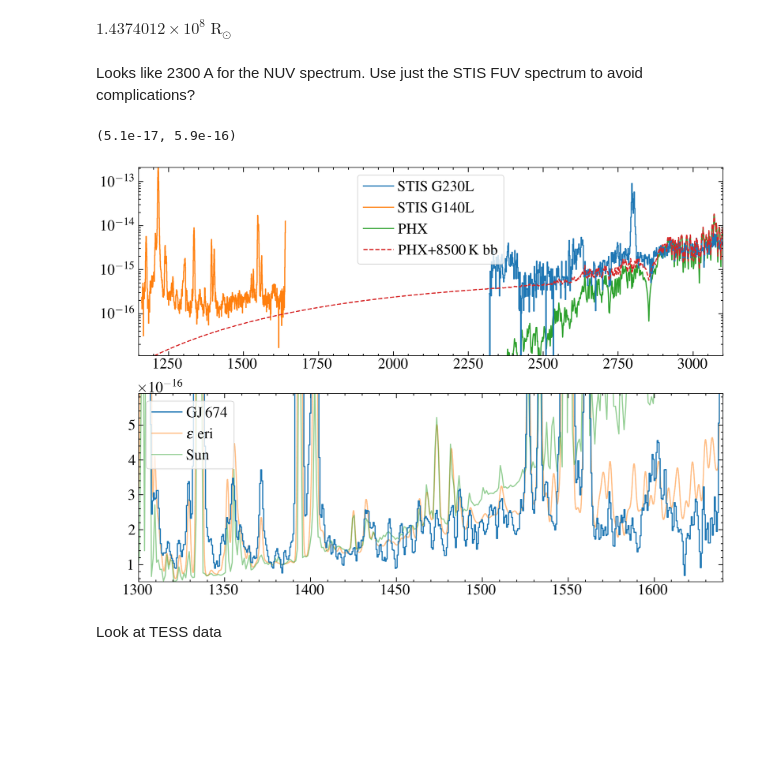
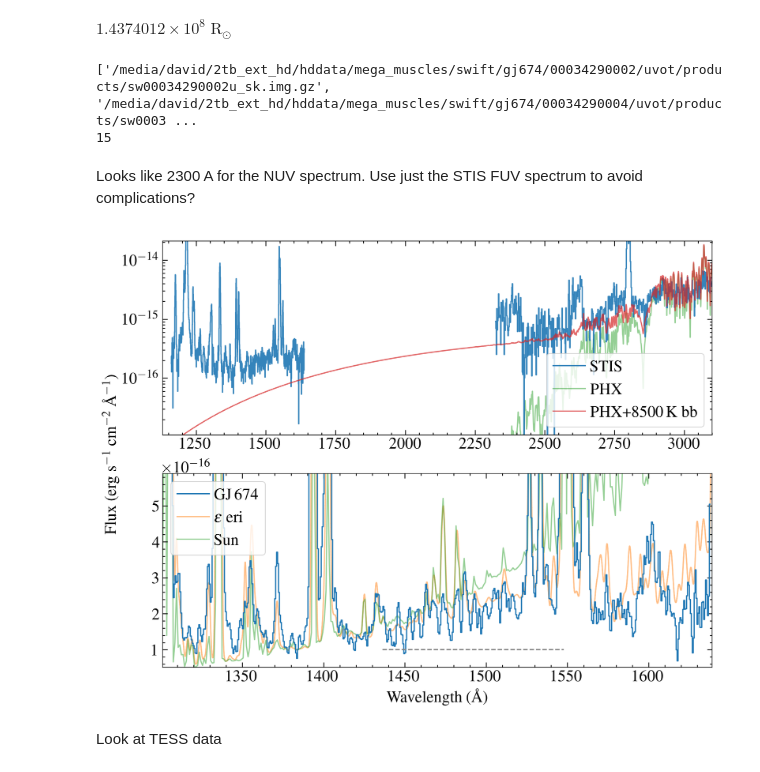
Before and after one commit to davidjwilson/SEDs, a Jupyter notebook: common/gj674_cont.ipynb, the cells around one changed output. Cells and saved outputs as stored; diff of their text form; code cells hidden in the pictures; blank space fills up the shorter version.

```diff
--- a/common/gj674_cont.ipynb
+++ b/common/gj674_cont.ipynb
@@ -122,12 +121,22 @@ ax.axhline(1, ls='--', c='C2')
 # %% [output]
 $1.4374012 \times 10^{8} \; \mathrm{R_{\odot}}$
 # %%
-# swiftpath = '/media/david/2tb_ext_hd/hddata/mega_muscles/swift/gj674/'
-# swift_ims = glob.glob('{}*/uvot/products/*sk.img*'.format(swiftpath))
+swiftpath = '/media/david/2tb_ext_hd/hddata/mega_muscles/swift/gj674/'
+swift_ims = glob.glob('{}*/uvot/products/*sk.img*'.format(swiftpath))
 
-# for im in swift_ims:
-#     print(im)
-#     print(fits.getheader(im, 1)['FILTER'])
+uvm2s = []
+
+for im in swift_ims:
+    if im not in ['/media/david/2tb_ext_hd/hddata/mega_muscles/swift/gj674/00034290012/uvot/products/sw00034290012u_sk.img.gz', '/media/david/2tb_ext_hd/hddata/mega_muscles/swift/gj674/00034290020/uvot/products/sw00034290020u_sk.img.gz', '/media/david/2tb_ext_hd/hddata/mega_muscles/swift/gj674/00034290021/uvot/products/sw00034290021u_sk.img.gz', '/media/david/2tb_ext_hd/hddata/mega_muscles/swift/gj674/00034290043/uvot/products/sw00034290043u_sk.img.gz']:
+        # print(im)
+        filter = fits.getheader(im, 1)['FILTER']
+        if filter == 'UVM2':
+         uvm2s.append(im)
+print(uvm2s)
+print(len(uvm2s))
+# %% [output]
+['/media/david/2tb_ext_hd/hddata/mega_muscles/swift/gj674/00034290002/uvot/products/sw00034290002u_sk.img.gz', '/media/david/2tb_ext_hd/hddata/mega_muscles/swift/gj674/00034290004/uvot/products/sw0003 ...
+15
 # %% [markdown]
 Looks like 2300 A for the NUV spectrum. Use just the STIS FUV spectrum to avoid complications?
 # %%
@@ -153,18 +162,19 @@ ew, ef = eps_eri['WAVELENGTH'], eps_eri['FLUX']
 soldat = Table.read('../../../hwo/Solar_1au_sed.csv')
 solw, solf = soldat['WAVELENGTH'], soldat['FLUX']
 # %%
-nmask = (nw > 2320)
-smask = (sw > 1160) & (sw < 1640)
+nmask = (nw > 2323)
+smask = (sw > 1160) & (sw < 1638)
 
-fig, axes = plt.subplots(figsize=(14, 10), nrows=2)
+fig, axes = plt.subplots(figsize=(12, 9), nrows=2)
 
 ax = axes[0]
 
-ax.step(nw[nmask], nf[nmask], where='mid', label='STIS G230L')
-ax.step(sw[smask], sf[smask], where='mid', label='STIS G140L')
+ax.step(nw[nmask], nf[nmask], where='mid', label='STIS', c='C0', alpha=0.9)
+ax.step(sw[smask], sf[smask], where='mid', c='C0', alpha=0.9)
+# ax.step(sw[smask], sf[smask], where='mid', label='STIS G140L')
 # ax.step(sw, sf)
 
-ax.plot(pw, pf, zorder=-1, label = 'PHX')
+ax.plot(pw, pf, zorder=-1, label = 'PHX', c='C2', alpha=0.5)
 
 pfs = interp1d(pw, pf, fill_value='extrapolate')(nw)
 
@@ -172,41 +182,54 @@ pfs = interp1d(pw, pf, fill_value='extrapolate')(nw)
 
 
 bb_mod = models.BlackBody(temperature=8500*u.K, scale=3e-23*u.erg/u.s/u.cm**2/u.AA/u.sr, fixed=dict(temperature=True))
 # modw = np.linspace(1000, 3200, 1000)
 
 # ax.plot(pw, bb_mod(pw), ls='--')
-ax.plot(pw, bb_mod(pw).value+pf, ls='--', label='PHX+8500\,K bb')
-ax.legend(frameon=True)
+ax.plot(pw, bb_mod(pw).value+pf, label='PHX+8500\,K bb', c='C3', alpha=0.7)
+ax.legend(frameon=True, loc=4)
 
 
 ax.set_yscale('log')
-ax.set_ylim(1.1e-17, 2.1e-13)
-ax.set_xlim(1150, 3100)
+ax.set_ylim(1.1e-17, 2.1e-14)
+ax.set_xlim(1130, 3100)
 # ax.se
 
 
 emask = (ew > 1000) & (ew < 2000)
 sfi = convolve(sf, Box1DKernel(2))
 
 axes[1].step(sw[smask], sfi[smask], where='mid', label='GJ\,674')
 # axes[1].errorbar(sw[smask], sf[smask], yerr=se[smask], errorevery=10, drawstyle='steps-mid', label='GJ\,674')
 # sei = convolve(se, Box1DKernel())
 # axes[1].step(sw[smask], sei[smask], where='mid', alpha=0.5)
 
 
 efi = convolve(ef, Gaussian1DKernel(80))
-axes[1].step(ew[emask], efi[emask]*0.03, where='mid', label=r'$\epsilon$ eri', zorder=-1, alpha=0.5)
+axes[1].step(ew[emask], efi[emask]*0.03, where='mid', label=r'$\epsilon$ Eri', zorder=-1, alpha=0.5)
 
 solmask = (solw > 1000) & (solf < 2000)
 
 axes[1].plot(solw[solmask], solf[solmask]*4e-14, zorder=-1, alpha=0.5, label='Sun')
 
 axes[1].legend(frameon=True)
-axes[1].set_xlim(1300, 1640)
+axes[1].set_xlim(1301, 1639)
 axes[1].set_ylim(0.51e-16, 0.59e-15)
+
+axes[1].axhline(y=1e-16, xmin=0.4,xmax=0.73, ls='--', c='0.5')
+
+bigax = fig.add_subplot(111, frame_on=False)
+bigax.tick_params(labelcolor='none', top=False, bottom=False, left=False, right=False, which='both')
+bigax.set_ylabel('Flux (erg s$^{-1}$ cm$^{-2}$ \AA$^{-1}$)', labelpad=25)
+bigax.set_xlabel('Wavelength (\AA)')
+
+
+
+fig.tight_layout()
+fig.subplots_adjust(hspace=0.2)
+
+fig.savefig('plots/gj674_cont.pdf')
 # %% [output]
-(5.1e-17, 5.9e-16)
-[figure, old version]
+[figure, new version]
 # %% [markdown]
 Look at TESS data
 # %%
```
Also changed, not shown: parts of 1 cell of this notebook, 8 other files.
